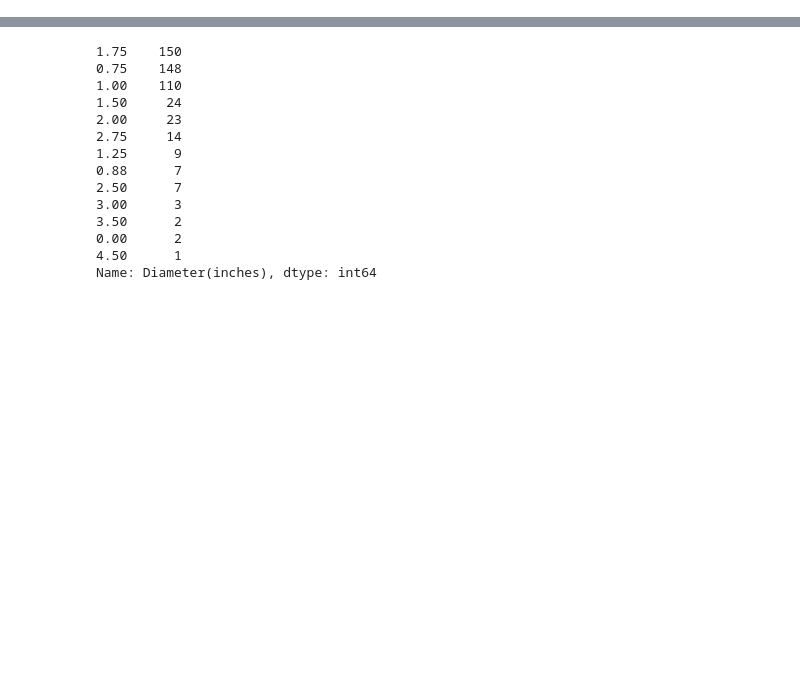
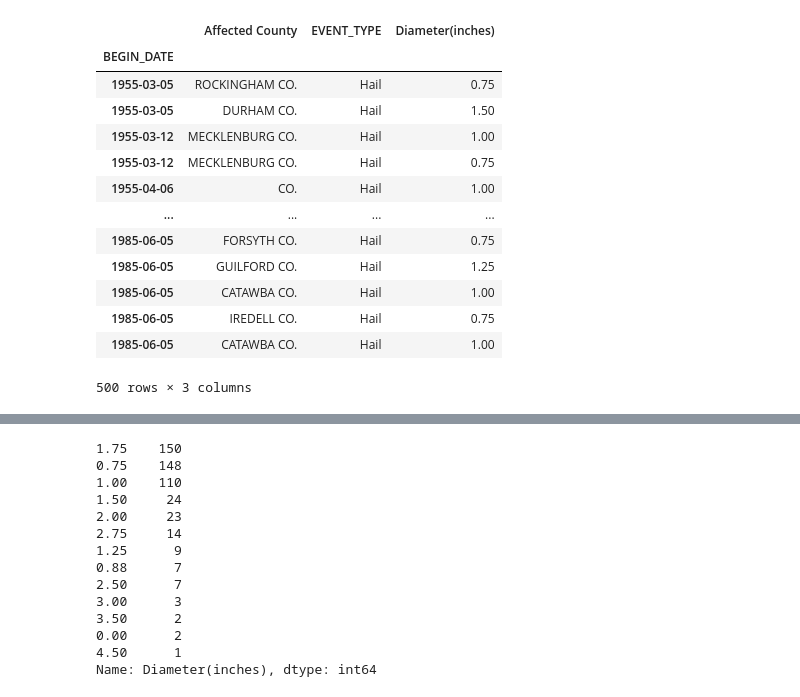
Before and after one commit to 1der4k/Data_Analysis_Project_1, a Jupyter notebook: nc_hail_report.ipynb, the cells around one changed output, grey strips where cells are left out. Drawn from its saved outputs; the diff is of its cells as text; code cells hidden in the pictures; blank space fills up the shorter version.

```diff
--- a/nc_hail_report.ipynb
+++ b/nc_hail_report.ipynb
@@ -64,7 +93,23 @@ EVENT_TYPE          500
 Diameter(inches)    500
 dtype: int64
 # %%
-no_null_hail_df = nc_hail_df.dropna(how='any')
+no_null_hail_df = nc_hail_df.dropna(how='all')
+no_null_hail_df
+# %% [output]
+|  | Affected County | EVENT_TYPE | Diameter(inches) |
+| BEGIN_DATE |  |  |  |
+| 1955-03-05 | ROCKINGHAM CO. | Hail | 0.75 |
+| 1955-03-05 | DURHAM CO. | Hail | 1.50 |
+| 1955-03-12 | MECKLENBURG CO. | Hail | 1.00 |
+| 1955-03-12 | MECKLENBURG CO. | Hail | 0.75 |
+| 1955-04-06 | CO. | Hail | 1.00 |
+| ... | ... | ... | ... |
+| 1985-06-05 | FORSYTH CO. | Hail | 0.75 |
+| 1985-06-05 | GUILFORD CO. | Hail | 1.25 |
+| 1985-06-05 | CATAWBA CO. | Hail | 1.00 |
+| 1985-06-05 | IREDELL CO. | Hail | 0.75 |
+| 1985-06-05 | CATAWBA CO. | Hail | 1.00 |
+500 rows × 3 columns
 # %%
 no_null_hail_df.count()
 # %% [output]
```
Also changed, not shown: parts of 16 cells of this notebook.
